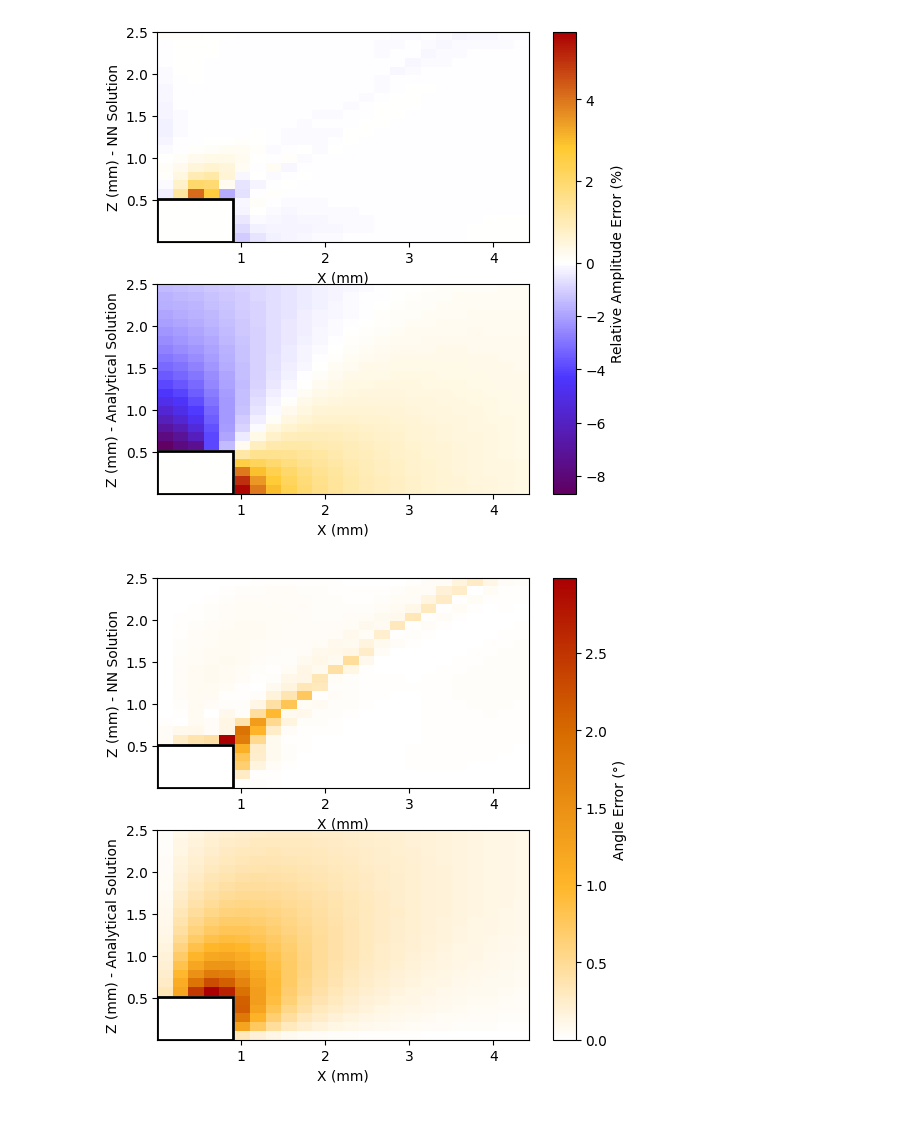
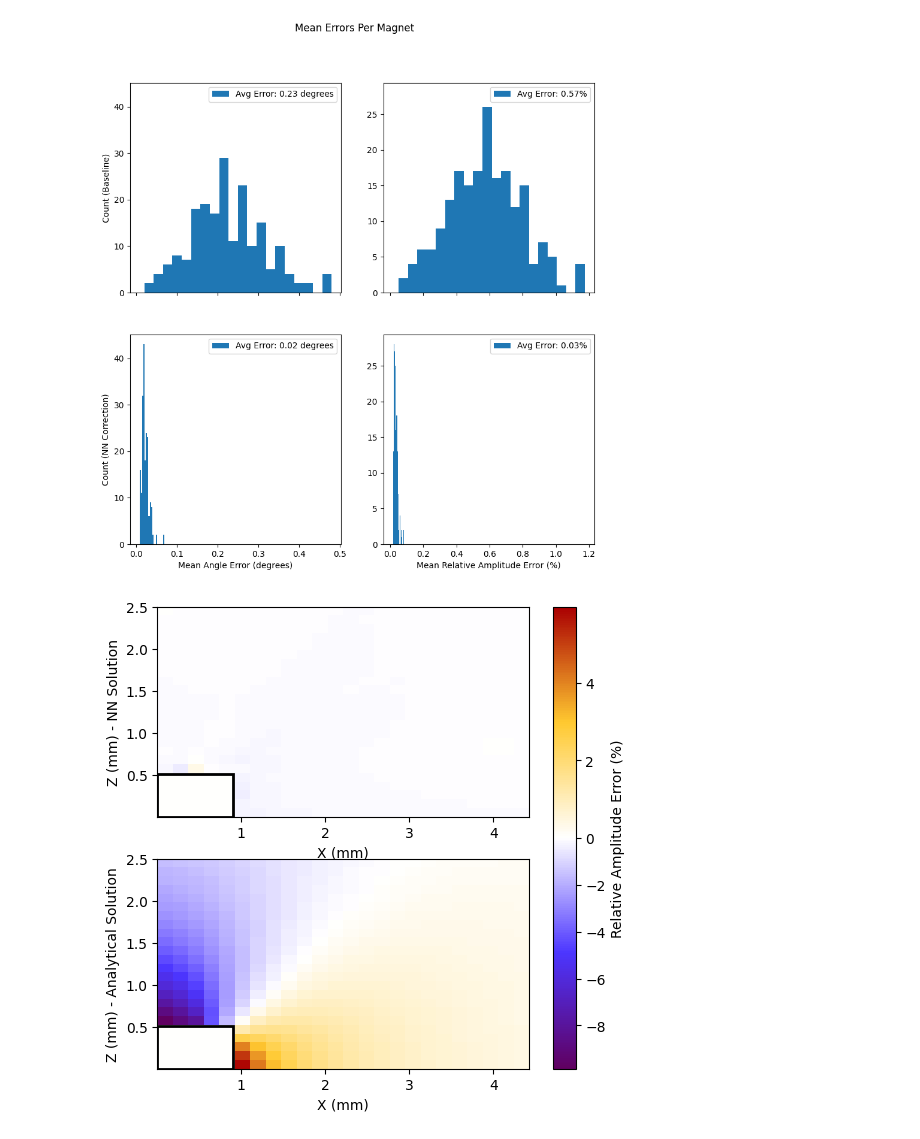
Before and after one commit to jack-smithy/nn_magnetics, a Jupyter notebook: notebooks/test.ipynb, the cells around one changed output. Saved outputs shown, nothing was run; the diff lists cells and outputs as text; code cells hidden in the pictures.

Commit message:
separated iso and aniso workflows

```diff
--- a/notebooks/test.ipynb
+++ b/notebooks/test.ipynb
@@ -49,10 +9,40 @@ plot_histograms(val_stats, save_path=None, show_plot=True, tag="isotropic")
-# %%
-plot_heatmaps(
-    model,
-    save_path=None,
-    tag="done",
-    eval_path="../data/anisotropic_chi/test_isotropic/data_1.npz",
-)
-# %% [output]
-[figure, removed]
-[figure, removed]
+# %%
+DEVICE = "cpu"
+# %%
+X_test, B_test = get_data_parallel(
+    "../data/anisotropic_chi/test_anisotropic",
+    ChiMode.ANISOTROPIC,
+)
+
+model = Network(
+    in_features=7,
+    hidden_dim_factor=6,
+    out_features=3,
+).to(DEVICE, dtype=torch.float64)
+
+model.load_state_dict(
+    torch.load(
+        "../results/anisotropic_chi_v2/golden-deluge-10/weights.pt",
+        weights_only=True,
+    )
+)
+
+plot_histograms(
+    X_test=X_test,
+    B_test=B_test,
+    model=model,
+    save_path="../results/anisotropic_chi_v2/golden-deluge-10",
+    show_plot=False,
+    tag="anisotropic",
+)
+
+plot_heatmaps(
+    model=model,
+    save_path="../results/anisotropic_chi_v2/golden-deluge-10",
+    tag="anisotropic",
+    chi_mode=ChiMode.ANISOTROPIC,
+    eval_path="../data/anisotropic_chi/test_anisotropic/data_1.npz",
+)
+# %% [output]
+[figure, added]
+[figure, added]
```
Also changed, not shown: parts of 6 cells of this notebook, 5 other files.
